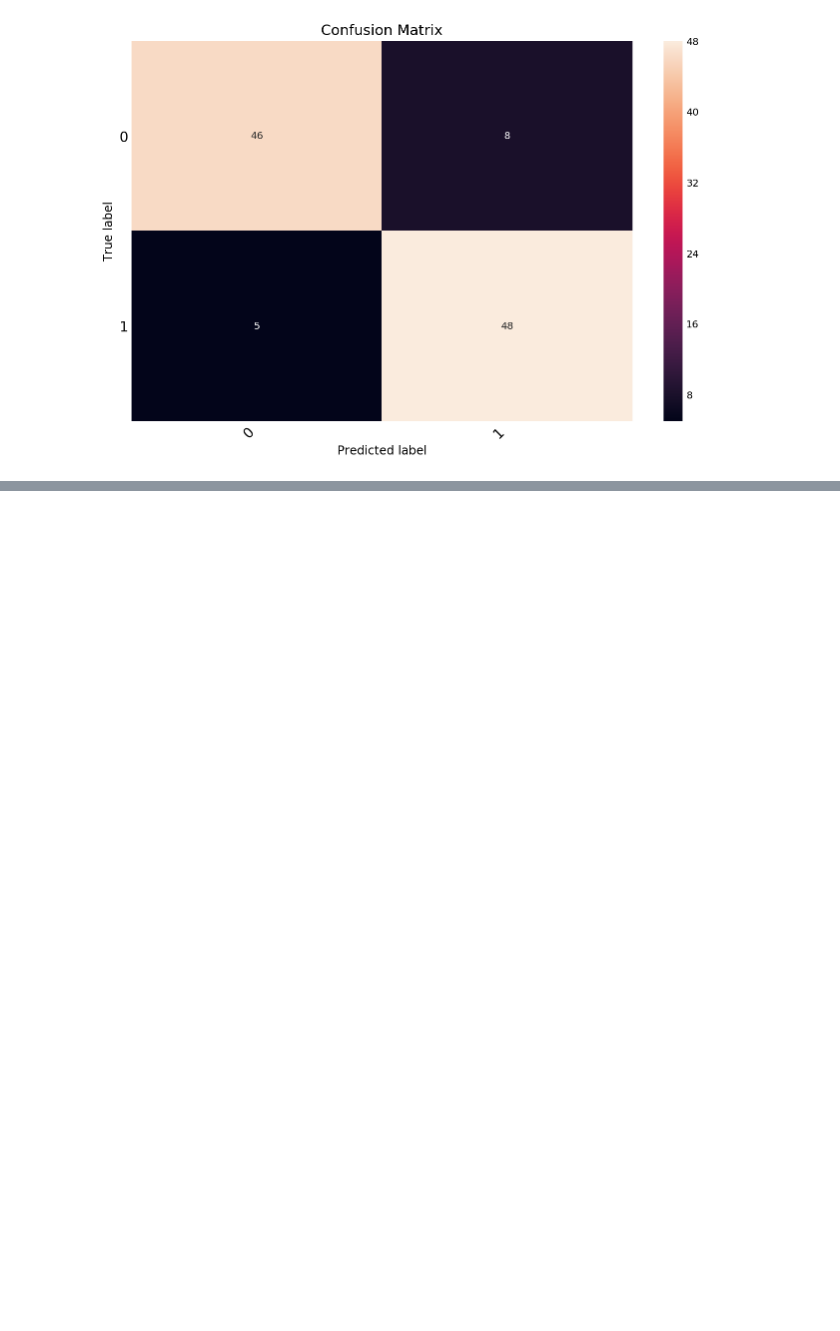
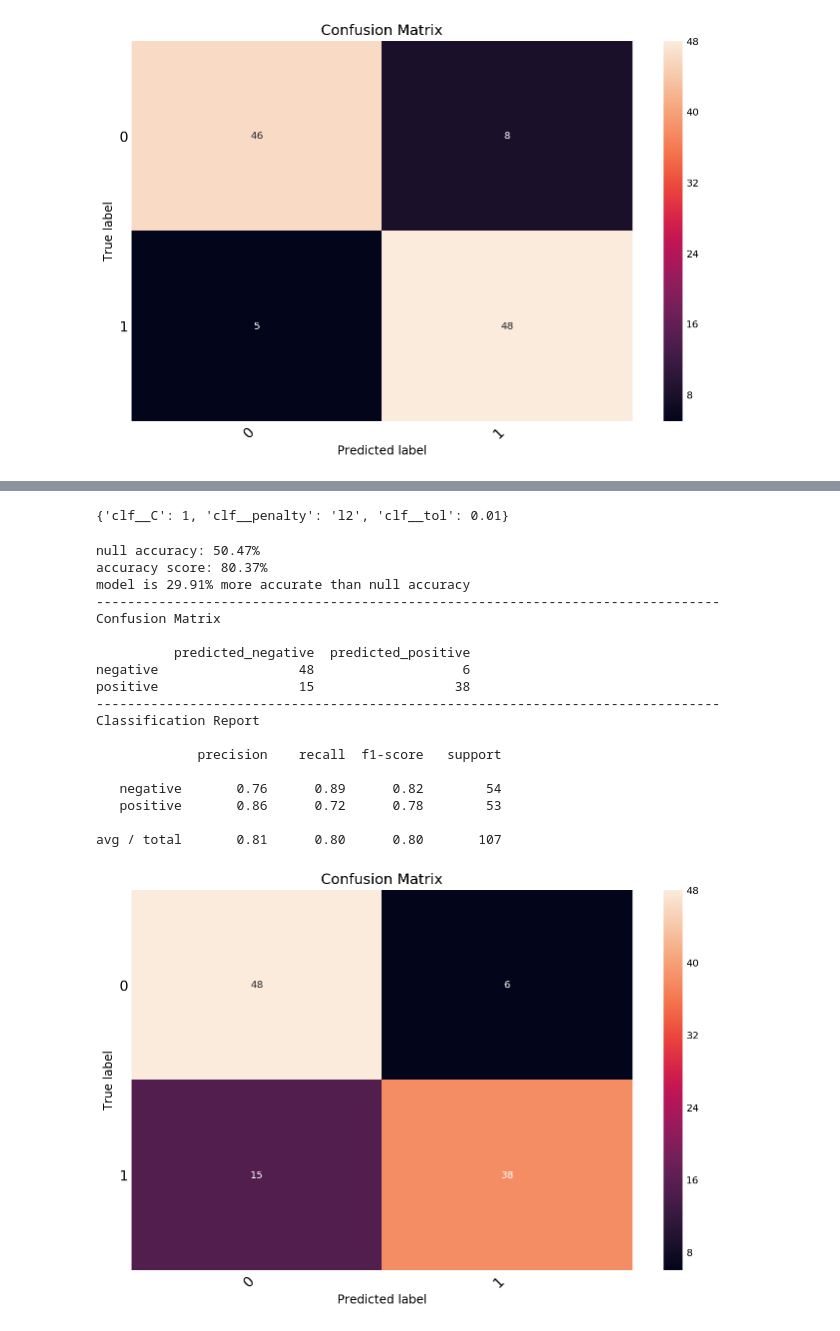
Before and after one commit to luisepifanio/diplo_data_science, a Jupyter notebook: AprendizajeSupervisado/lab2/Laboratorio 2 - Luis Epifanio.ipynb, the cells around one changed output, grey strips where cells are left out. Saved outputs shown, nothing was run; the diff lists cells and outputs as text; code cells hidden in the pictures; blank space fills up the shorter version.

```diff
--- a/AprendizajeSupervisado/lab2/Laboratorio 2 - Luis Epifanio.ipynb
+++ b/AprendizajeSupervisado/lab2/Laboratorio 2 - Luis Epifanio.ipynb
@@ -596,0 +543,50 @@ avg / total       0.90      0.90      0.90       107
+# %%
+from sklearn.model_selection import KFold
+from sklearn.model_selection import GridSearchCV
+
+# Define 10 fold cross-validation
+cv = KFold(n_splits=10)
+
+parameters = {
+    'clf__tol'     : [1e-2,1e-3,1e4,1e-5],
+    'clf__C'       : [0.5, 1, 2, 3],
+    'clf__penalty' : ['l2']
+}
+
+pipeline = Pipeline([
+    ('vect', CountVectorizer()      ),
+    #('tfidf', TfidfTransformer()    ),
+    ('clf', LinearSVC() )
+])
+
+
+# Define the model & input the hyperparameter dictionary objects into the GridSearchCV function
+svm_model = GridSearchCV(pipeline, param_grid=parameters, scoring='f1_micro', cv=cv)
+
+# Test the SVC estimator with its grid of hyperparamters on the training set
+svm_model.fit(x_train,y_train)
+
+display( svm_model.best_params_ )
+
+train_test_and_evaluate(pipeline,x_train,y_train,x_val,y_val)
+# %% [output]
+{'clf__C': 1, 'clf__penalty': 'l2', 'clf__tol': 0.01}
+null accuracy: 50.47%
+accuracy score: 80.37%
+model is 29.91% more accurate than null accuracy
+--------------------------------------------------------------------------------
+Confusion Matrix
+
+          predicted_negative  predicted_positive
+negative                  48                   6
+positive                  15                  38
+--------------------------------------------------------------------------------
+Classification Report
+
+             precision    recall  f1-score   support
+
+   negative       0.76      0.89      0.82        54
+   positive       0.86      0.72      0.78        53
+
+avg / total       0.81      0.80      0.80       107
+[figure, added]
```
Also changed, not shown: parts of 6 cells of this notebook.
